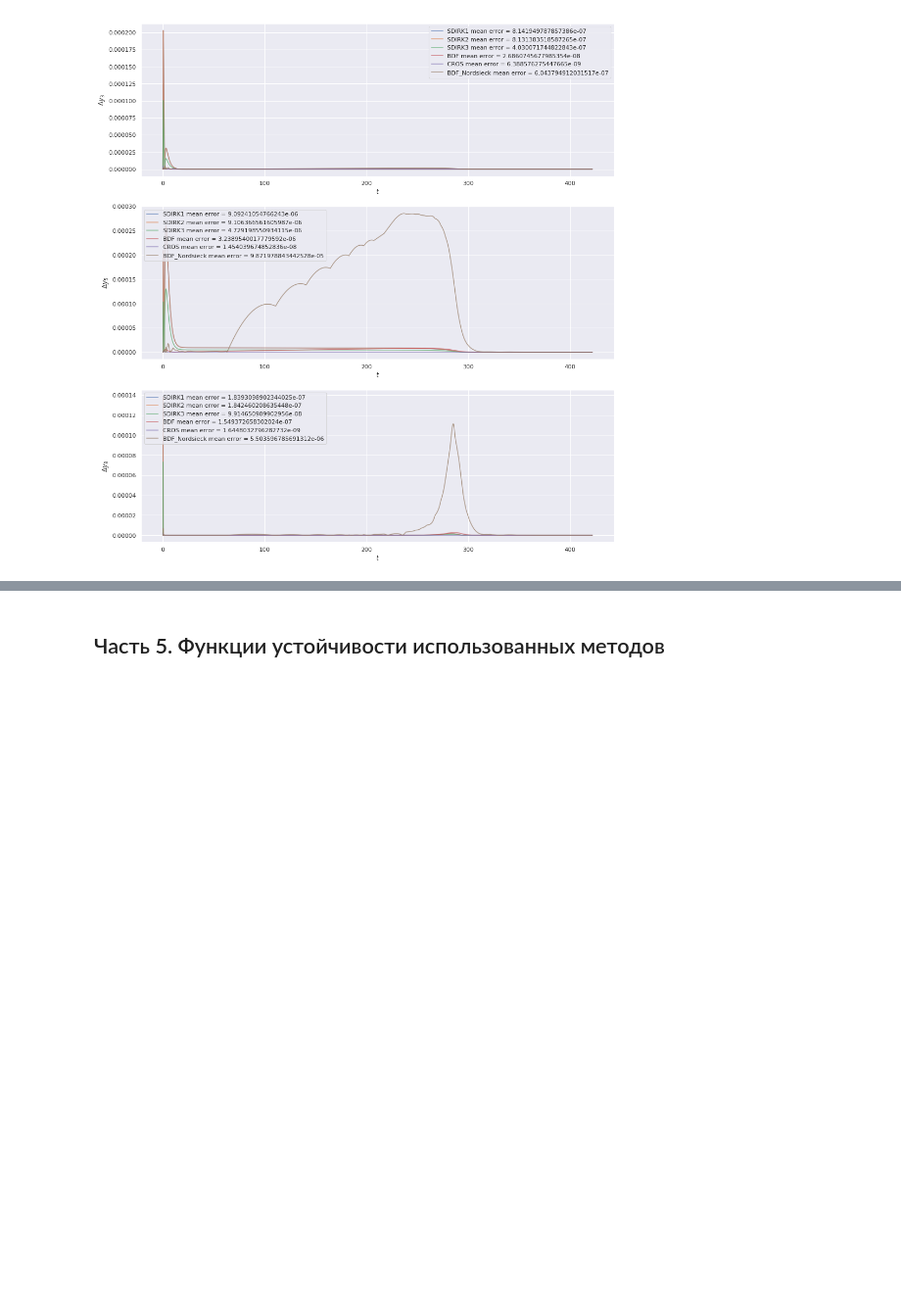
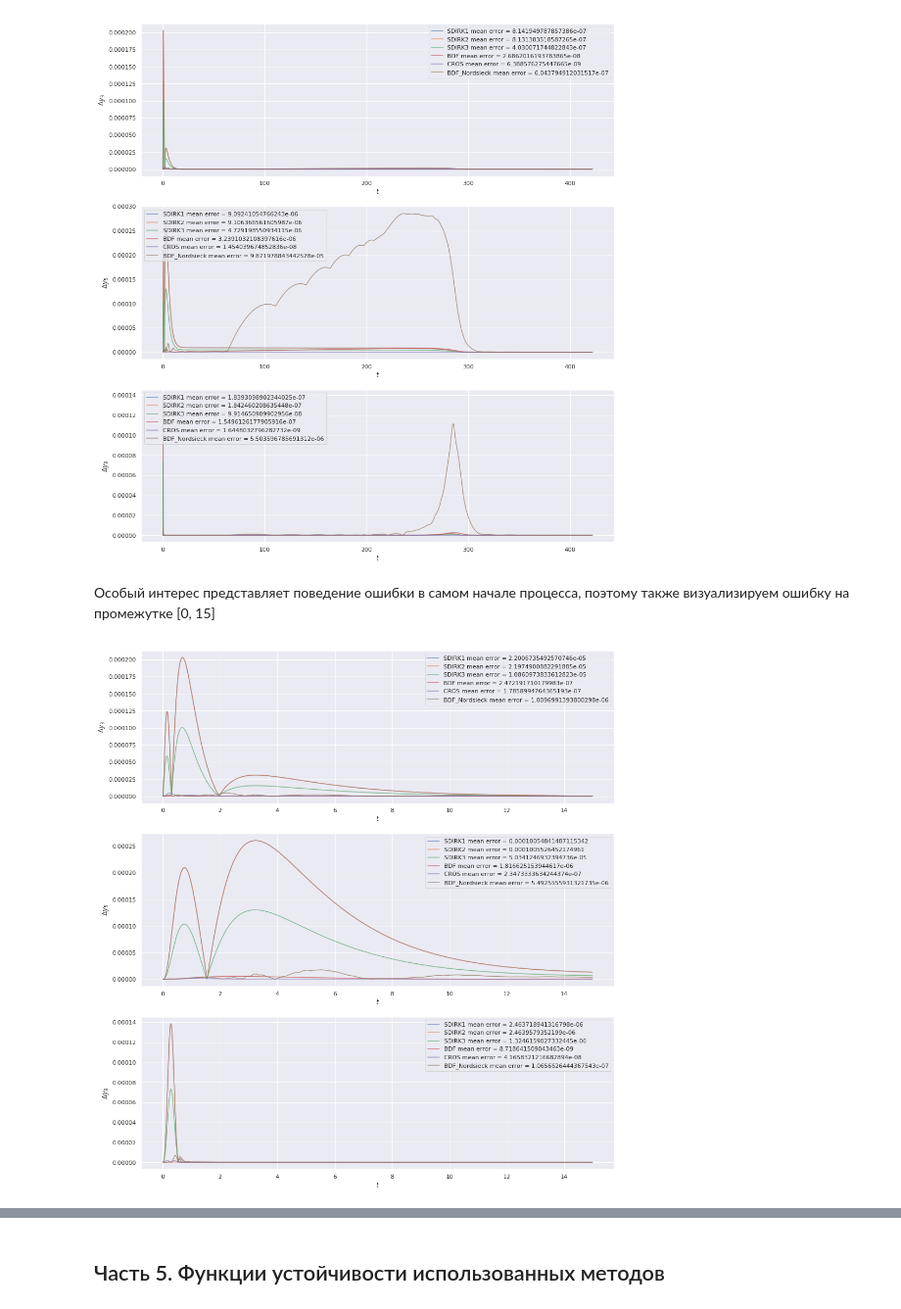
Before and after one commit to Ilushik2347/calc_math_hometask, a Jupyter notebook: hometask2.1.ipynb, the cells around one changed output, grey strips where cells are left out. Shown at 98% size. Saved outputs shown, nothing was run; the diff lists cells and outputs as text; code cells hidden in the pictures; blank space fills up the shorter version.

```diff
--- a/hometask2.1.ipynb
+++ b/hometask2.1.ipynb
@@ -124,3 +125,18 @@ for i, ax in enumerate(axes.flatten()):
 plt.show()
 # %% [output]
 [figure]
+# %% [markdown]
+Особый интерес представляет поведение ошибки в самом начале процесса, поэтому также визуализируем ошибку на промежутке [0, 15]
+# %%
+fig, axes = plt.subplots(3,1, figsize=(16, 18))
+var = [3, 5, 8]
+for i, ax in enumerate(axes.flatten()):
+    for model in solutions:
+        differ = np.abs(solutions[model][:, var[i]][:int((15/te)*n_steps)] - paragon[:, var[i]][:int((15/te)*n_steps)])
+        ax.plot(paragon[:, 0][:int((15/te)*n_steps)], differ[:int((15/te)*n_steps)], label=model+' mean error = {}'.format(differ.mean()), alpha=0.7)
+    ax.legend()
+    ax.set_xlabel('$t$')
+    ax.set_ylabel(r'$\Delta y_{'+str(var[i])+'}$')
+plt.show()
+# %% [output]
+[figure, added]
```
Also changed, not shown: parts of 13 cells of this notebook, 1 other file.
